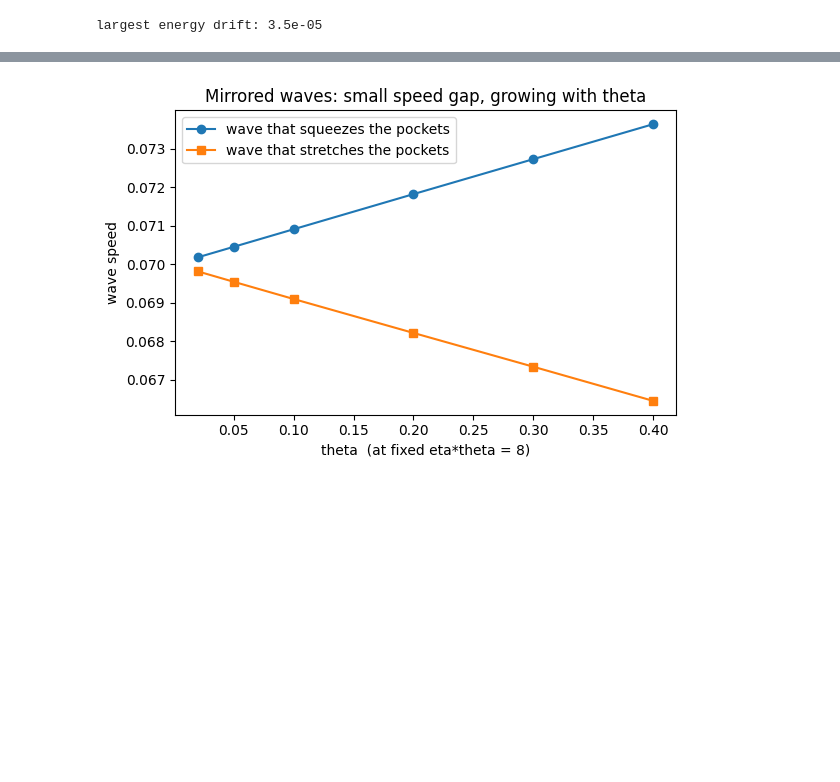
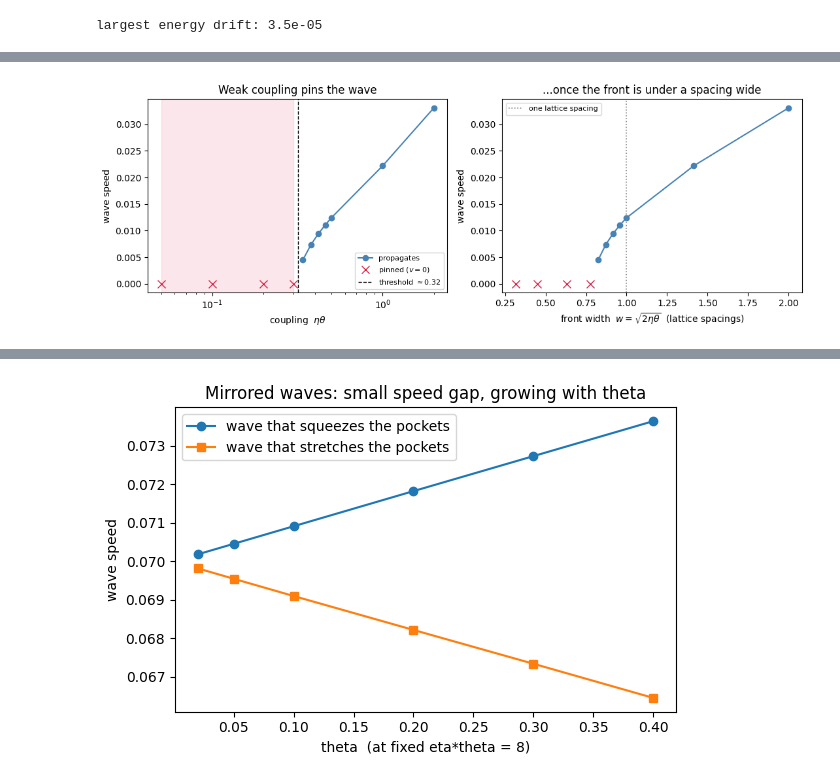
Before and after one commit to Stephang217/1D_Diaghphragms_Fluid_Model, a Jupyter notebook: dimensionless_model.ipynb, the cells around one changed output, grey strips where cells are left out. Saved outputs shown, nothing was run; the diff lists cells and outputs as text; code cells hidden in the pictures; blank space fills up the shorter version.

```diff
--- a/dimensionless_model.ipynb
+++ b/dimensionless_model.ipynb
@@ -25,12 +26,19 @@ at a time. This notebook is about the things you can only see with the dimension
 # %%
 import numpy as np
 import matplotlib.pyplot as plt
+import os
+import pandas as pd
+from IPython.display import display, Markdown
 
 # the four dimensionless groups (canonical values)
 eta   = 80.0    # gas pressure / diaphragm stiffness
 theta = 0.1     # volume change per switch
 Pi    = 0.115   # asymmetry between the two states (drives the wave)
 Omega = 10.0    # damping
+
+# cached sweep results: load from CSV when present, or set True to recompute
+CSV_DIR     = 'results'
+FORCE_RERUN = False
 # %%
 def wells(Pi):
     """The three rest states: roots of  u^3 - u + Pi = 0,  sorted low < mid < high."""
@@ -514,0 +389,79 @@ what $\theta$ means.
+# %%
+# ── Does the wave pin when the coupling gets weak? ───────────────────────────
+#
+# Sweep eta*theta down at canonical drive and measure the speed. The companion
+# check matters as much as the sweep: a front creeping at v ~ 1e-4 looks pinned in
+# a finite run, so at the first pinned point we re-run at 4x and 20x the time and
+# confirm the front sits at an IDENTICAL position (v at machine zero => frozen).
+# Cached: the low-coupling runs need T up to 6000 (a few minutes total).
+
+CSV_PIN  = os.path.join(CSV_DIR, 'pinning_vs_coupling.csv')
+CSV_PINT = os.path.join(CSV_DIR, 'pinning_finiteT.csv')
+
+def _sweep_coupling(et, T):
+    r = run(et/theta, theta, Pi, Omega, N=200, T=float(T), save_every=1000)
+    if 'error' in r: return None
+    return dict(eta_theta=et, T=T, v_sim=max(r['speed'], 0.0),
+                moved=r['pos'][-1]-r['pos'][0], width=np.sqrt(2*et))
+
+if not FORCE_RERUN and os.path.exists(CSV_PIN):
+    df_pin = pd.read_csv(CSV_PIN)
+else:
+    grid = [(2.0, 2121), (1.0, 3000), (0.50, 5000), (0.46, 5000), (0.42, 5000),
+            (0.38, 5000), (0.34, 5000), (0.30, 5000), (0.20, 6000), (0.10, 6000), (0.05, 6000)]
+    rows = [_sweep_coupling(et, T) for et, T in grid]
+    df_pin = pd.DataFrame([r for r in rows if r])
+    df_pin['propagates'] = (df_pin.moved > 5).astype(int)
+    df_pin.to_csv(CSV_PIN, index=False);  print(f"Saved -> {CSV_PIN}")
+
+if not FORCE_RERUN and os.path.exists(CSV_PINT):
+    df_pinT = pd.read_csv(CSV_PINT)
+else:
+    rows = []
+    for T in (1500, 6000, 30000):
+        r = run(0.30/theta, theta, Pi, Omega, N=200, T=float(T), save_every=1000)
+        rows.append(dict(T=T, front_end=r['pos'][-1], v_fit=r['speed']))
+    df_pinT = pd.DataFrame(rows);  df_pinT.to_csv(CSV_PINT, index=False)
+    print(f"Saved -> {CSV_PINT}")
+
+prop = df_pin[df_pin.propagates == 1].sort_values('eta_theta')
+pinned = df_pin[df_pin.propagates == 0].sort_values('eta_theta')
+et_hi = prop.eta_theta.min()          # slowest surviving front
+et_lo = pinned.eta_theta.max()        # fastest pinned point
+
+fig, (ax1, ax2) = plt.subplots(1, 2, figsize=(11, 4))
+ax1.plot(prop.eta_theta, prop.v_sim, 'o-', color='steelblue', label='propagates')
+ax1.plot(pinned.eta_theta, pinned.v_sim, 'x', ms=9, color='crimson', label='pinned ($v=0$)')
+ax1.axvspan(df_pin.eta_theta.min(), et_lo, color='crimson', alpha=0.10)
+ax1.axvline(np.sqrt(et_lo*et_hi), color='k', ls='--', lw=1,
+            label=rf'threshold $\approx{np.sqrt(et_lo*et_hi):.2f}$')
+ax1.set_xscale('log'); ax1.set_xlabel(r'coupling  $\eta\theta$')
+ax1.set_ylabel('wave speed'); ax1.set_title('Weak coupling pins the wave')
+ax1.legend(fontsize=8)
+
+ax2.plot(prop.width, prop.v_sim, 'o-', color='steelblue')
+ax2.plot(pinned.width, pinned.v_sim, 'x', ms=9, color='crimson')
+ax2.axvline(1.0, color='gray', ls=':', lw=1.2, label='one lattice spacing')
+ax2.set_xlabel(r'front width  $w=\sqrt{2\eta\theta}$  (lattice spacings)')
+ax2.set_ylabel('wave speed'); ax2.set_title('...once the front is under a spacing wide')
+ax2.legend(fontsize=8)
+plt.tight_layout(); plt.savefig('figures/pinning_vs_coupling.png', dpi=120, bbox_inches='tight')
+plt.show()
+
+_ft = " / ".join(f"{p:.3f}" for p in df_pinT.front_end)
+display(Markdown(f"""
+**The wave pins below a coupling threshold.** The speed falls steadily with $\\eta\\theta$ and
+then stops dead between $\\eta\\theta = {et_lo:.2f}$ and ${et_hi:.2f}$, i.e. a front width
+between {np.sqrt(2*et_lo):.3f} and {np.sqrt(2*et_hi):.3f} lattice spacings. The last
+propagating point still moves at a finite $v = {prop.v_sim.min():.5f}$, so the arrest is abrupt
+at this resolution.
+
+**It is genuinely pinned, not creeping.** Re-running the first pinned point at
+$T = {' / '.join(str(int(t)) for t in df_pinT["T"])}$ leaves the front at an identical position
+({_ft}) with the fitted speed at machine zero
+({df_pinT.v_fit.abs().min():.1e} to {df_pinT.v_fit.abs().max():.1e}) — a $20\\times$ span of run
+time and the front has not advanced at all. This is the check that distinguishes a pinned
+front from a very slow one.
+"""))
+# %% [output]
+[figure, added]
```
Also changed, not shown: parts of 14 cells of this notebook, 6 other files.
